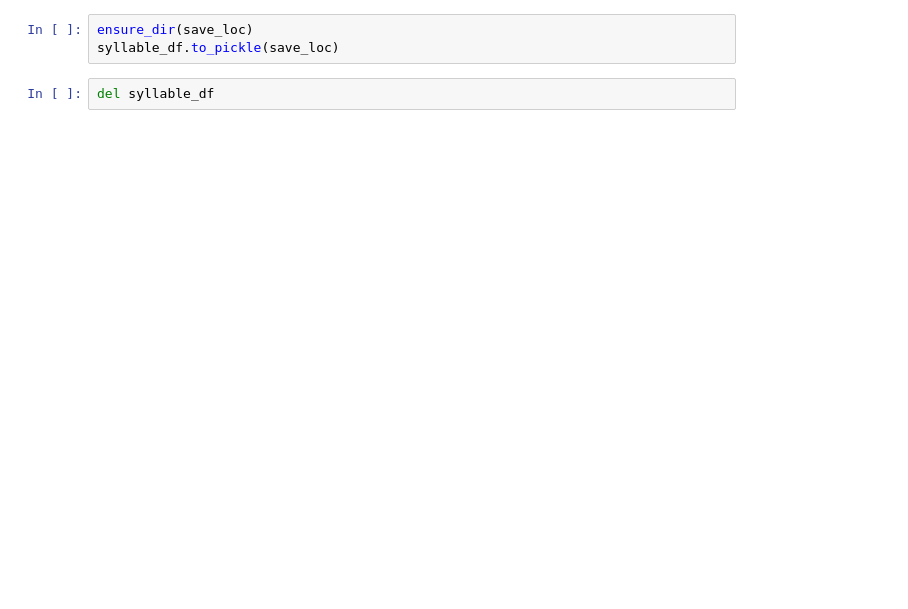
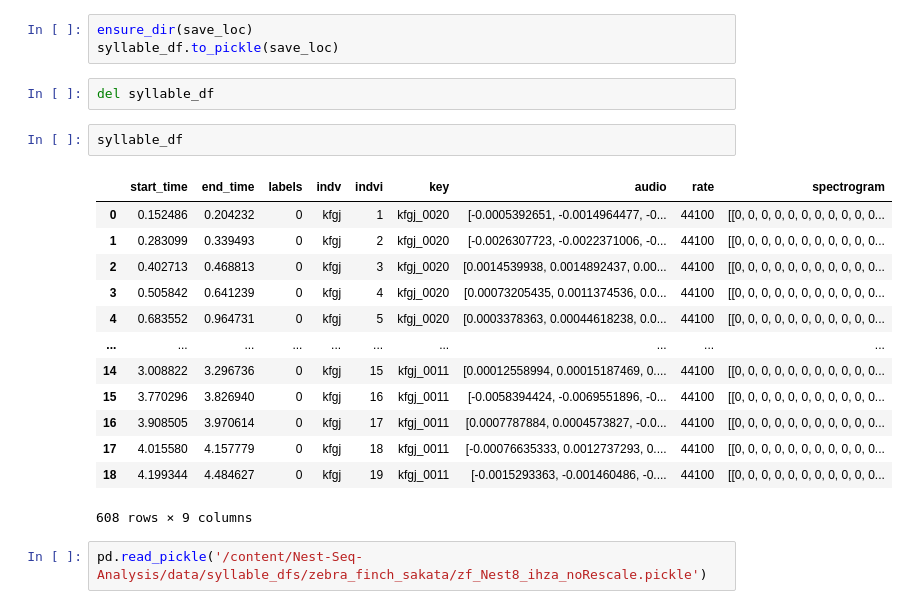
Before and after one commit to AvisP/Nest-Seq-Analysis, a Jupyter notebook: notebooks/Notmat2dataframe.ipynb, the cells around one changed output. Saved outputs shown, nothing was run; the diff lists cells and outputs as text; blank space fills up the shorter version.

```diff
--- a/notebooks/Notmat2dataframe.ipynb
+++ b/notebooks/Notmat2dataframe.ipynb
@@ -615,3 +639,21 @@ ensure_dir(save_loc)
 syllable_df.to_pickle(save_loc)
 # %%
 del syllable_df
+# %%
+syllable_df
+# %% [output]
+|  | start_time | end_time | labels | indv | indvi | key | audio | rate | spectrogram |
+| 0 | 0.152486 | 0.204232 | 0 | kfgj | 1 | kfgj_0020 | [-0.0005392651, -0.0014964477, -0... | 44100 | [[0, 0, 0, 0, 0, 0, 0, 0, 0, 0, 0... |
+| 1 | 0.283099 | 0.339493 | 0 | kfgj | 2 | kfgj_0020 | [-0.0026307723, -0.0022371006, -0... | 44100 | [[0, 0, 0, 0, 0, 0, 0, 0, 0, 0, 0... |
+| 2 | 0.402713 | 0.468813 | 0 | kfgj | 3 | kfgj_0020 | [0.0014539938, 0.0014892437, 0.00... | 44100 | [[0, 0, 0, 0, 0, 0, 0, 0, 0, 0, 0... |
+| 3 | 0.505842 | 0.641239 | 0 | kfgj | 4 | kfgj_0020 | [0.00073205435, 0.0011374536, 0.0... | 44100 | [[0, 0, 0, 0, 0, 0, 0, 0, 0, 0, 0... |
+| 4 | 0.683552 | 0.964731 | 0 | kfgj | 5 | kfgj_0020 | [0.0003378363, 0.00044618238, 0.0... | 44100 | [[0, 0, 0, 0, 0, 0, 0, 0, 0, 0, 0... |
+| ... | ... | ... | ... | ... | ... | ... | ... | ... | ... |
+| 14 | 3.008822 | 3.296736 | 0 | kfgj | 15 | kfgj_0011 | [0.00012558994, 0.00015187469, 0.... | 44100 | [[0, 0, 0, 0, 0, 0, 0, 0, 0, 0, 0... |
+| 15 | 3.770296 | 3.826940 | 0 | kfgj | 16 | kfgj_0011 | [-0.0058394424, -0.0069551896, -0... | 44100 | [[0, 0, 0, 0, 0, 0, 0, 0, 0, 0, 0... |
+| 16 | 3.908505 | 3.970614 | 0 | kfgj | 17 | kfgj_0011 | [0.0007787884, 0.0004573827, -0.0... | 44100 | [[0, 0, 0, 0, 0, 0, 0, 0, 0, 0, 0... |
+| 17 | 4.015580 | 4.157779 | 0 | kfgj | 18 | kfgj_0011 | [-0.00076635333, 0.0012737293, 0.... | 44100 | [[0, 0, 0, 0, 0, 0, 0, 0, 0, 0, 0... |
+| 18 | 4.199344 | 4.484627 | 0 | kfgj | 19 | kfgj_0011 | [-0.0015293363, -0.001460486, -0.... | 44100 | [[0, 0, 0, 0, 0, 0, 0, 0, 0, 0, 0... |
+608 rows × 9 columns
+# %%
+pd.read_pickle('/content/Nest-Seq-Analysis/data/syllable_dfs/zebra_finch_sakata/zf_Nest8_ihza_noRescale.pickle')
```
Also changed, not shown: parts of 29 cells of this notebook.
